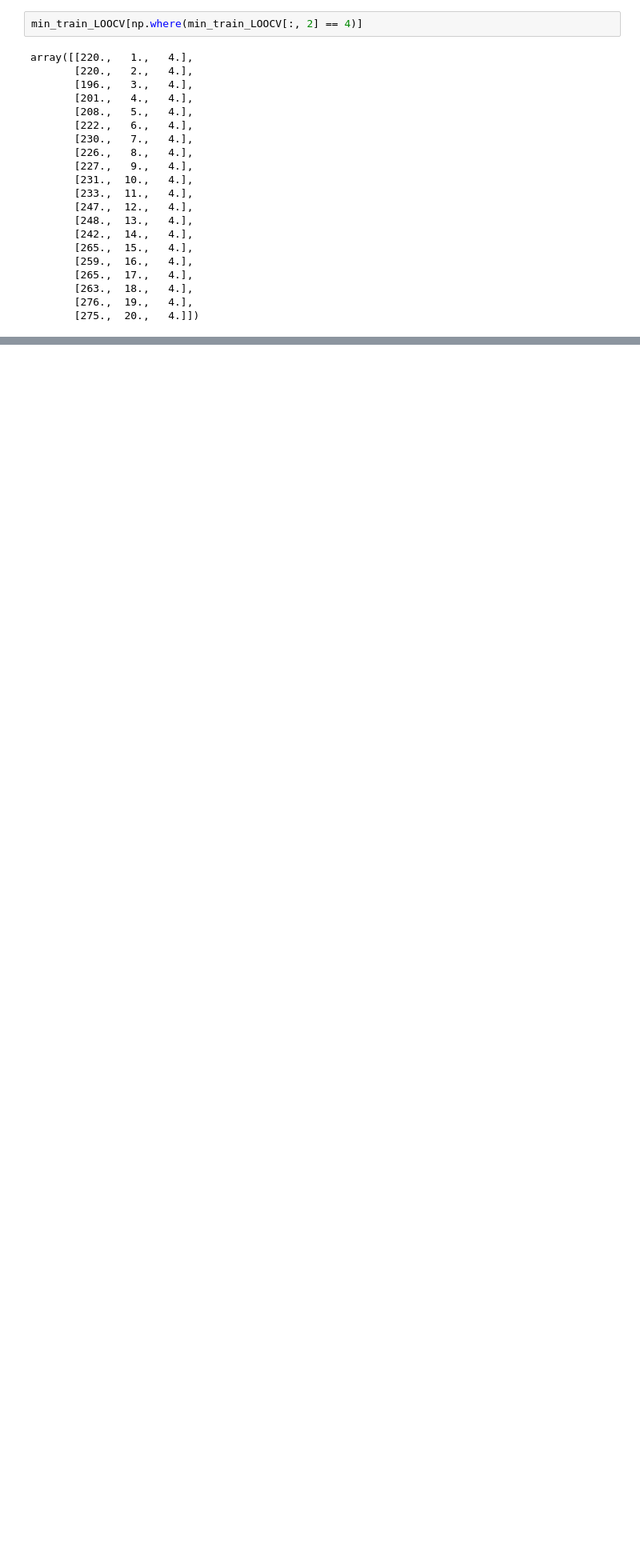
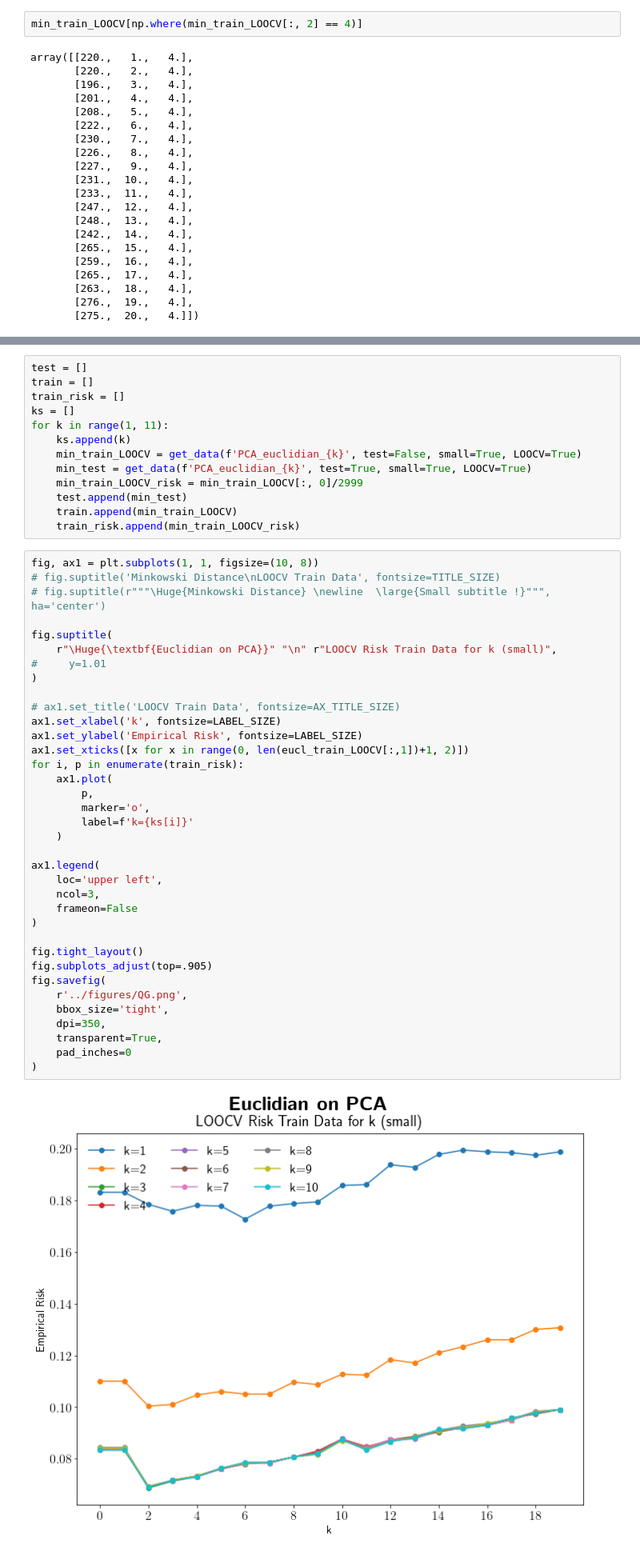
Before and after one commit to RobvanGastel/k-NN, a Jupyter notebook: notebooks/plots.ipynb, the cells around one changed output, grey strips where cells are left out. Shown: that part at 80% size. Drawn from its saved outputs; the diff is of its cells as text; blank space fills up the shorter version.

```diff
--- a/notebooks/plots.ipynb
+++ b/notebooks/plots.ipynb
@@ -172,0 +326,51 @@ fig.savefig(
+# %%
+test = []
+train = []
+train_risk = []
+ks = []
+for k in range(1, 11):
+    ks.append(k)
+    min_train_LOOCV = get_data(f'PCA_euclidian_{k}', test=False, small=True, LOOCV=True)
+    min_test = get_data(f'PCA_euclidian_{k}', test=True, small=True, LOOCV=True)
+    min_train_LOOCV_risk = min_train_LOOCV[:, 0]/2999
+    test.append(min_test)
+    train.append(min_train_LOOCV)
+    train_risk.append(min_train_LOOCV_risk)
+# %%
+fig, ax1 = plt.subplots(1, 1, figsize=(10, 8))
+# fig.suptitle('Minkowski Distance\nLOOCV Train Data', fontsize=TITLE_SIZE)
+# fig.suptitle(r"""\Huge{Minkowski Distance} \newline  \large{Small subtitle !}""", ha='center')
+
+fig.suptitle(
+    r"\Huge{\textbf{Euclidian on PCA}}" "\n" r"LOOCV Risk Train Data for k (small)",
+#     y=1.01
+)
+
+# ax1.set_title('LOOCV Train Data', fontsize=AX_TITLE_SIZE)
+ax1.set_xlabel('k', fontsize=LABEL_SIZE)
+ax1.set_ylabel('Empirical Risk', fontsize=LABEL_SIZE)
+ax1.set_xticks([x for x in range(0, len(eucl_train_LOOCV[:,1])+1, 2)])
+for i, p in enumerate(train_risk):
+    ax1.plot(
+        p,
+        marker='o',
+        label=f'k={ks[i]}'
+    )
+
+ax1.legend(
+    loc='upper left',
+    ncol=3,
+    frameon=False
+)
+
+fig.tight_layout()
+fig.subplots_adjust(top=.905)
+fig.savefig(
+    r'../figures/QG.png',
+    bbox_size='tight',
+    dpi=350,
+    transparent=True,
+    pad_inches=0
+)
+# %% [output]
+[figure, added]
```
Also changed, not shown: parts of 9 cells of this notebook, 5 other files.
